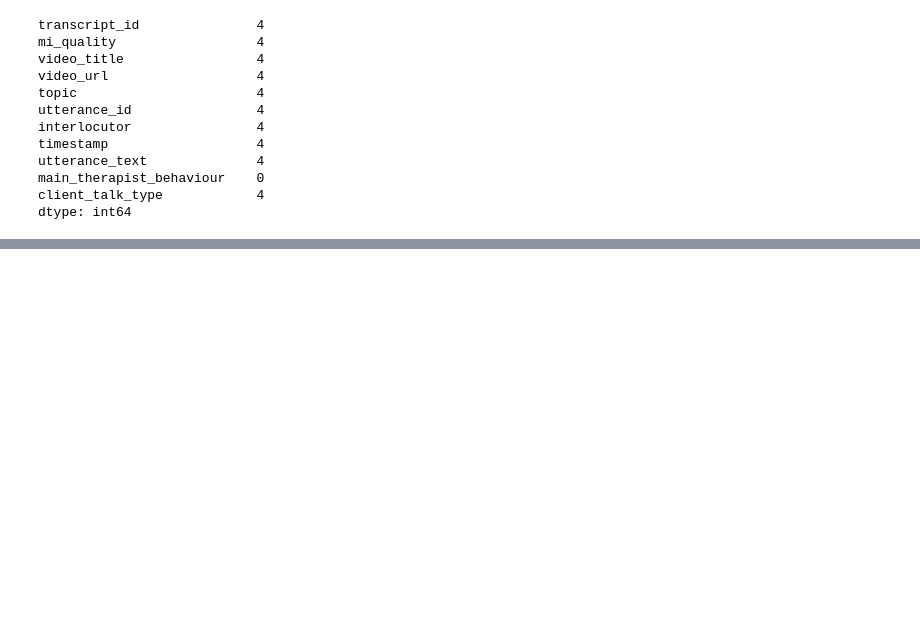
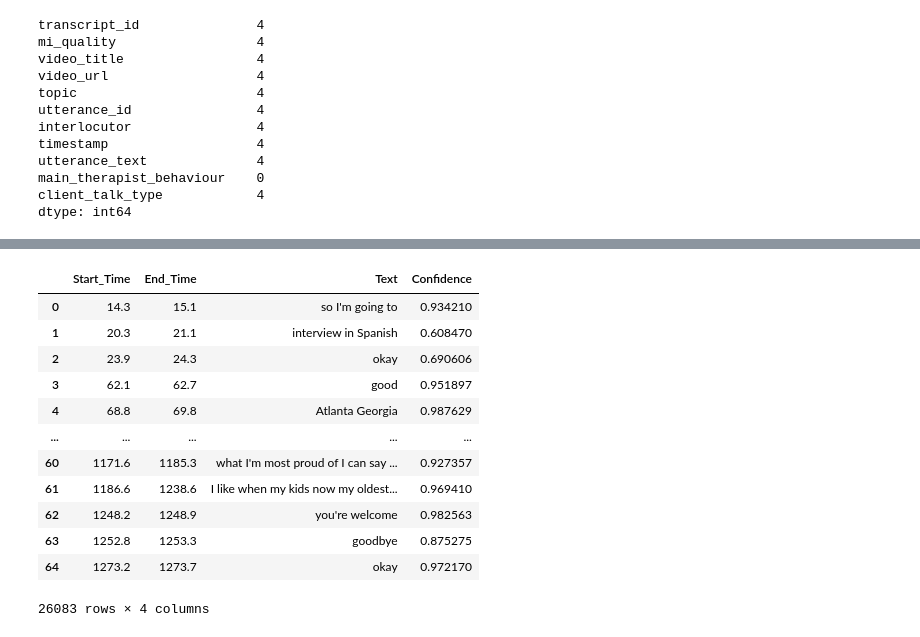
Before and after one commit to Fred-Bred/SDS-thesis, a Jupyter notebook: notebooks/exploration.ipynb, the cells around one changed output, grey strips where cells are left out. Cells and saved outputs as stored; diff of their text form; code cells hidden in the pictures; blank space fills up the shorter version.

```diff
--- a/notebooks/exploration.ipynb
+++ b/notebooks/exploration.ipynb
@@ -92,0 +115,8 @@ dtype: int64
+# %%
+daic = pd.read_csv(r"D:\PACS\DAIC-WOZ\transcripts_only\300_Transcript.csv")
+for i in range(301, 719):
+    try:
+        daic = pd.concat([daic, pd.read_csv(r"D:\PACS\DAIC-WOZ\transcripts_only\%d_Transcript.csv" % i)])
+    except:
+        print(f"Transcript number {i} not found")
+        continue
@@ -92,0 +141,16 @@ dtype: int64
+# %%
+daic
+# %% [output]
+|  | Start_Time | End_Time | Text | Confidence |
+| 0 | 14.3 | 15.1 | so I'm going to | 0.934210 |
+| 1 | 20.3 | 21.1 | interview in Spanish | 0.608470 |
+| 2 | 23.9 | 24.3 | okay | 0.690606 |
+| 3 | 62.1 | 62.7 | good | 0.951897 |
+| 4 | 68.8 | 69.8 | Atlanta Georgia | 0.987629 |
+| ... | ... | ... | ... | ... |
+| 60 | 1171.6 | 1185.3 | what I'm most proud of I can say ... | 0.927357 |
+| 61 | 1186.6 | 1238.6 | I like when my kids now my oldest... | 0.969410 |
+| 62 | 1248.2 | 1248.9 | you're welcome | 0.982563 |
+| 63 | 1252.8 | 1253.3 | goodbye | 0.875275 |
+| 64 | 1273.2 | 1273.7 | okay | 0.972170 |
+26083 rows × 4 columns
```
Also changed, not shown: parts of 5 cells of this notebook.
